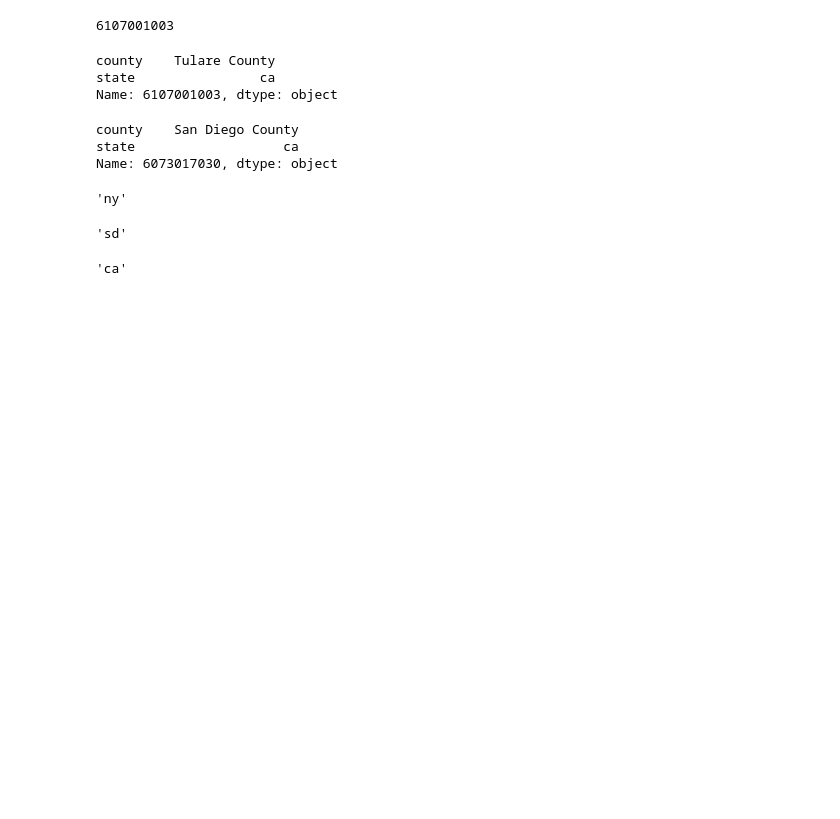
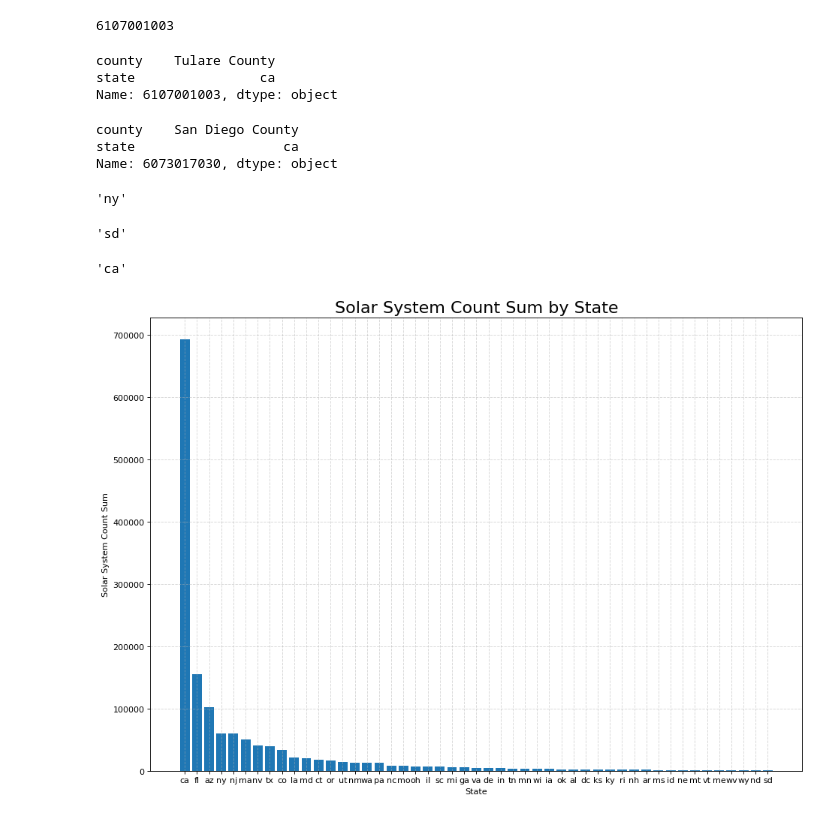
Before and after one commit to akl21/solar_uptake_analysis, a Jupyter notebook: solar_adoption_analysis_pics.ipynb, the cells around one changed output. Drawn from its saved outputs; the diff is of its cells as text; code cells hidden in the pictures; blank space fills up the shorter version.

Commit message:
Add files via upload
committing new changes, including new graphs

```diff
--- a/solar_adoption_analysis_pics.ipynb
+++ b/solar_adoption_analysis_pics.ipynb
@@ -85,3 +86,40 @@ min(state_count_dict, key = state_count_dict.get)
 max(state_count_dict, key = state_count_dict.get)
 # %% [output]
 'ca'
+# %%
+#create a plot of the sum of the solar_system_count variable by state
+
+#first create a data frame of the states and their sum of solar_system_count
+#do this by creating two lists and appending to them in order
+state_list = []
+count_list = []
+for state in solar_df['state'].unique():
+    count = solar_df.loc[solar_df['state'] == state, 'solar_system_count'].sum()
+    state_list.append(state)
+    count_list.append(count)
+state_count_df = pd.DataFrame({'state': state_list, 'count': count_list})
+
+#sort the new data frame
+state_count_df.sort_values(by = 'count', inplace = True, ascending = False)
+
+# Draw plot
+plt.figure(figsize=(14, 10), dpi=80)
+
+# Plotting the horizontal lines
+plt.bar(state_count_df['state'], state_count_df['count'])
+
+# Decorations
+# Setting the labels of x-axis and y-axis
+plt.gca().set(ylabel='Solar System Count Sum', xlabel='State')
+
+# Title of Bar Chart
+plt.title('Solar System Count Sum by State', fontdict={
+          'size': 20})
+
+# Optional grid layout
+plt.grid(linestyle='--', alpha=0.5)
+
+# Displaying the Diverging Bar Chart
+plt.show()
+# %% [output]
+[figure, added]
```
Also changed, not shown: parts of 1 cell of this notebook.
